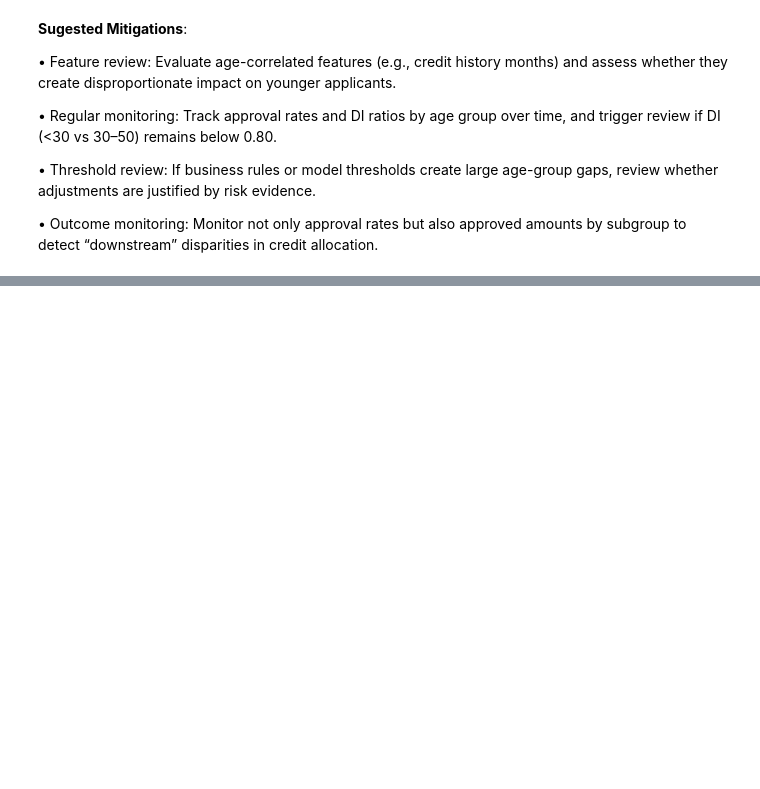
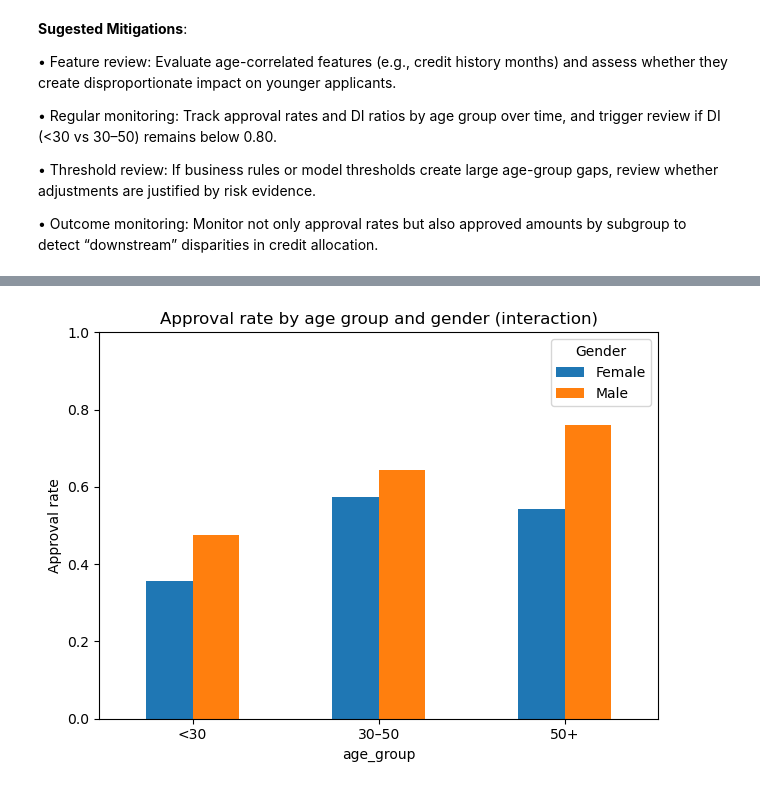
Before and after one commit to winifred-ojinere/dego-project-team5, a Jupyter notebook: notebooks/02-bias-analysis.ipynb, the cells around one changed output, grey strips where cells are left out. Cells and saved outputs as stored; diff of their text form; code cells hidden in the pictures; blank space fills up the shorter version.

```diff
--- a/notebooks/02-bias-analysis.ipynb
+++ b/notebooks/02-bias-analysis.ipynb
@@ -374,12 +237,17 @@ We ran a simple logistic regression to check whether the gender approval gap rem
 import pandas as pd
 import numpy as np
 
-
 dob_col = "applicant_info.date_of_birth"
 decision_col = "decision.loan_approved"
 
+# Parse DOB and define reference date
+df["dob"] = pd.to_datetime(df[dob_col], errors="coerce")
+ref_date = pd.Timestamp("2024-12-31")  # fixed reference for reproducibility
+
+# Compute age in years
 df["age"] = (ref_date - df["dob"]).dt.days / 365.25
 
+# Clean unrealistic ages
 df.loc[(df["age"] < 18) | (df["age"] > 100), "age"] = np.nan
 
 # Age buckets
@@ -390,7 +258,6 @@ df["age_group"] = pd.cut(df["age"], bins=age_bins, labels=age_labels)
 
 print("Age group counts (including NaN):")
 display(df["age_group"].value_counts(dropna=False))
-
 print(f"Missing age proportion: {df['age'].isna().mean():.3f}")
 # %% [output]
 Age group counts (including NaN):
@@ -606,0 +476,25 @@ Some of the observed differences may reflect age-correlated financial factors (e
+# %%
+import pandas as pd
+import matplotlib.pyplot as plt
+
+gender_col = "applicant_info.gender"
+decision_col = "decision.loan_approved"
+
+# Keep only Male/Female, valid age group, and non-missing decisions
+mask_ag = (
+    df["age_group"].notna()
+    & df[decision_col].notna()
+    & df[gender_col].isin(["Male", "Female"])
+)
+
+# Approval rate by age group AND gender (table)
+age_gender_approval = (
+    df.loc[mask_ag, ["age_group", gender_col, decision_col]]
+      .groupby(["age_group", gender_col], observed=False)
+      .agg(approval_rate=(decision_col, "mean"), n_total=(decision_col, "size"))
+      .reset_index()
+)
+
+# Pivot to wide format for plotting approval rates
+pivot_rates = age_gender_approval.pivot(index="age_group", columns=gender_col, values="approval_rate")
+display(pivot_rates)
@@ -606,0 +507,11 @@ Some of the observed differences may reflect age-correlated financial factors (e
+# %%
+# Plot
+pivot_rates.plot(kind="bar", rot=0)
+plt.ylim(0, 1)
+plt.ylabel("Approval rate")
+plt.title("Approval rate by age group and gender (interaction)")
+plt.legend(title="Gender")
+plt.tight_layout()
+plt.show()
+# %% [output]
+[figure, added]
```
Also changed, not shown: parts of 45 cells of this notebook.
